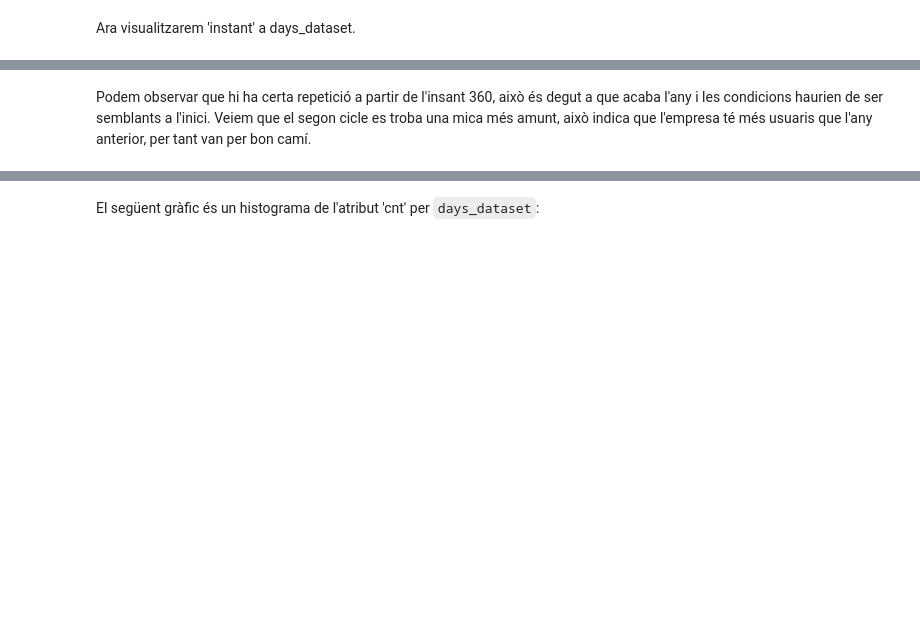
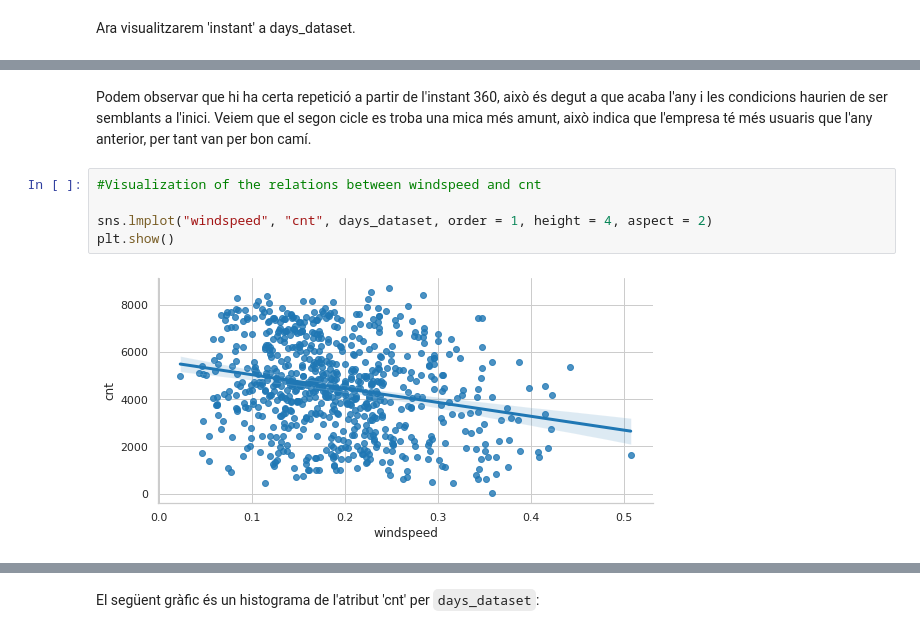
Before and after one commit to Roger-Montane/APC-P1-Regressio, a Jupyter notebook: practica1.ipynb, the cells around one changed output, grey strips where cells are left out. Cells and saved outputs as stored; diff of their text form; blank space fills up the shorter version.

Commit message:
Apartats B i C acabats

```diff
--- a/practica1.ipynb
+++ b/practica1.ipynb
@@ -270,4 +272,11 @@ plt.show()
 # %% [output]
 [figure]
 # %% [markdown]
-Podem observar que hi ha certa repetició a partir de l'insant 360, això és degut a que acaba l'any i les condicions haurien de ser semblants a l'inici. Veiem que el segon cicle es troba una mica més amunt, això indica que l'empresa té més usuaris que l'any anterior, per tant van per bon camí.
+Podem observar que hi ha certa repetició a partir de l'instant 360, això és degut a que acaba l'any i les condicions haurien de ser semblants a l'inici. Veiem que el segon cicle es troba una mica més amunt, això indica que l'empresa té més usuaris que l'any anterior, per tant van per bon camí.
+# %%
+#Visualization of the relations between windspeed and cnt
+
+sns.lmplot("windspeed", "cnt", days_dataset, order = 1, height = 4, aspect = 2)
+plt.show()
+# %% [output]
+[figure, added]
```
Also changed, not shown: parts of 136 cells of this notebook.
